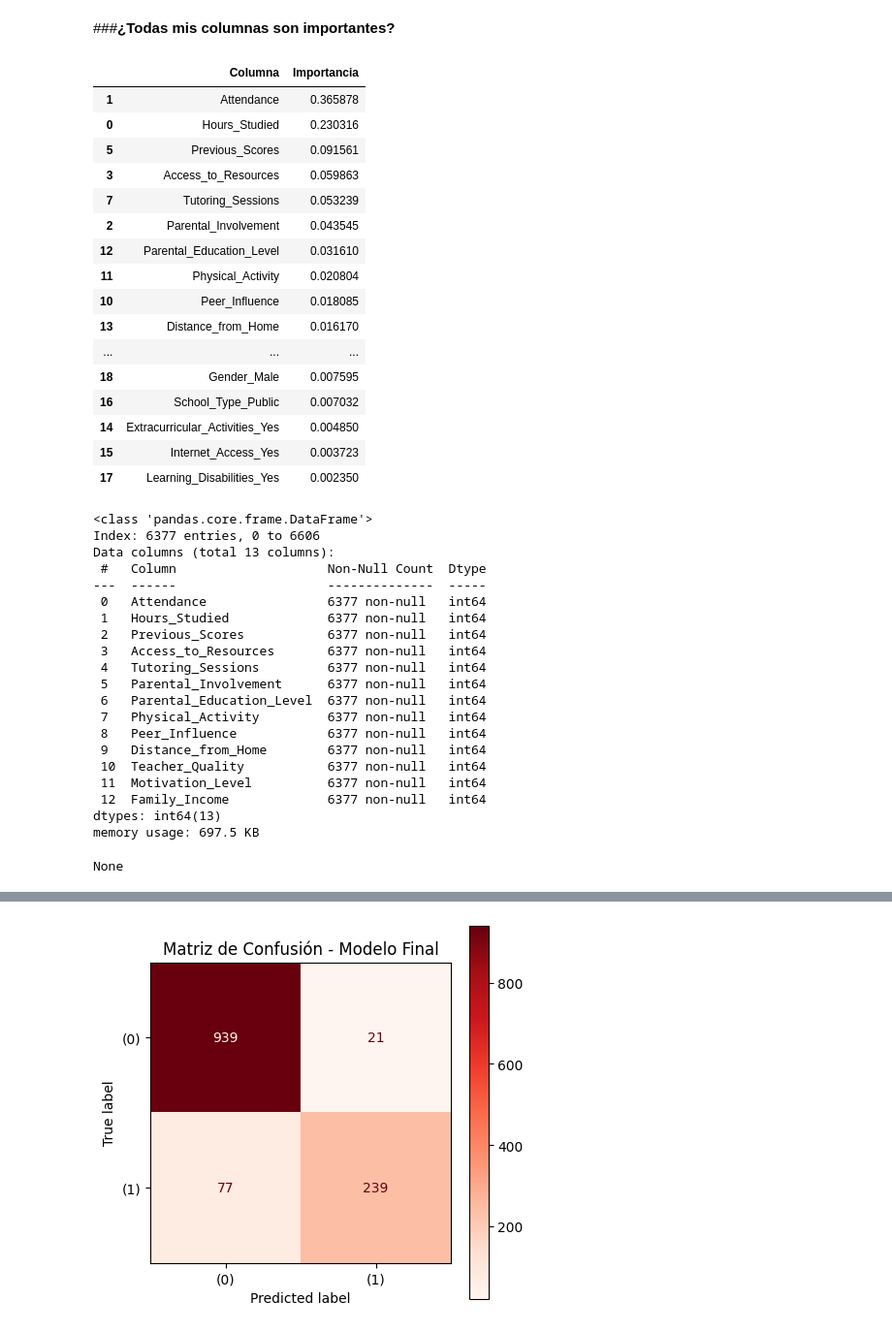
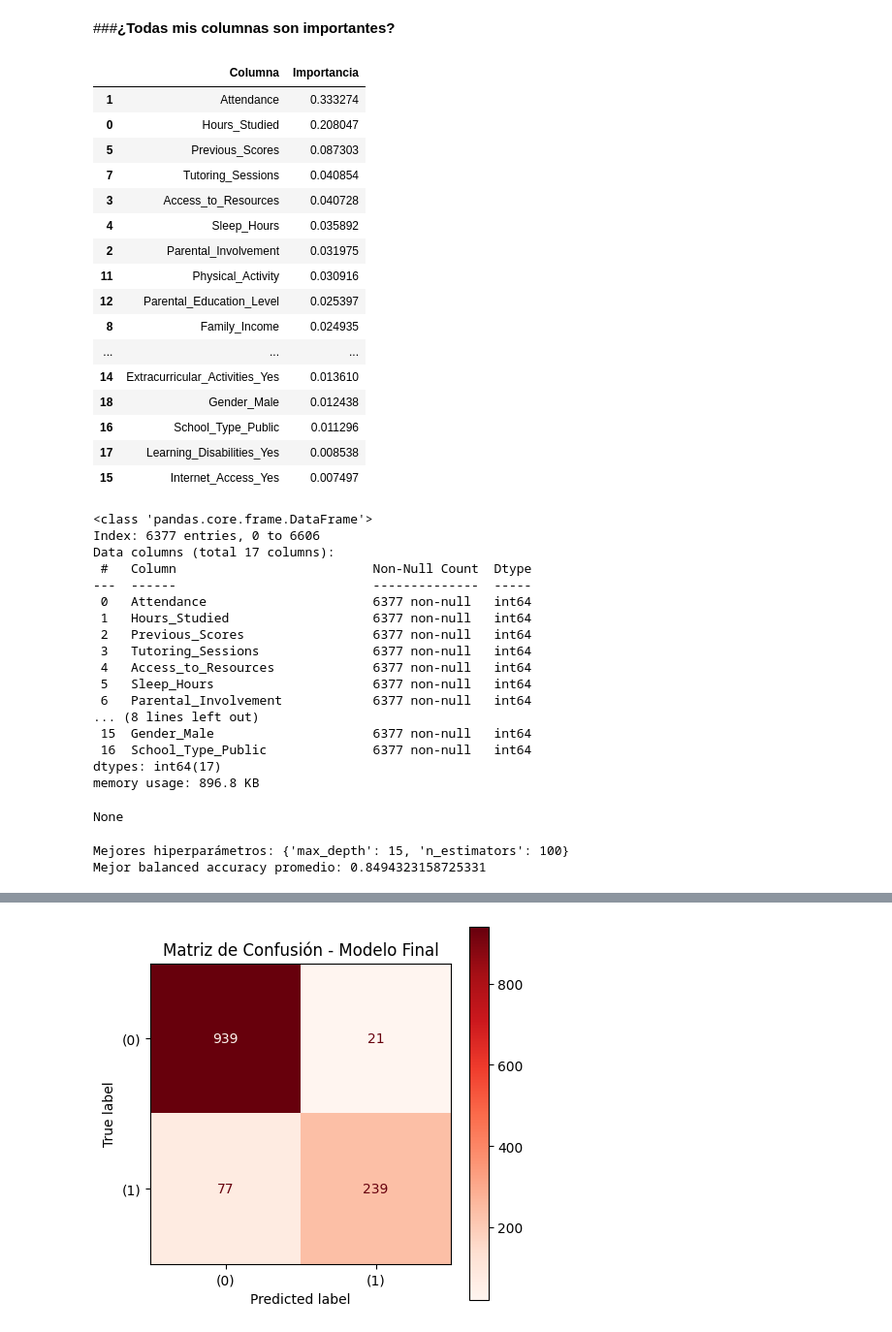
Before and after one commit to JeiGeek/ia1-LosPandas-prediccion_rendimiento_estudiantil, a Jupyter notebook: 02_Supervised_learning.ipynb, the cells around one changed output, grey strips where cells are left out. Shown: that part at 97% size. Cells and saved outputs as stored; diff of their text form; code cells hidden in the pictures.

```diff
--- a/02_Supervised_learning.ipynb
+++ b/02_Supervised_learning.ipynb
@@ -1278,26 +1304,26 @@ weighted avg       0.92      0.92      0.91      1276
 # %% [markdown]
 ###**¿Todas mis columnas son importantes?**
 # %%
-display(importantes.sort_values(by='Importancia', ascending=False))
-importantes_copy = importantes.sort_values(by='Importancia', ascending=False).copy()
+display(importantes2.sort_values(by='Importancia', ascending=False))
+importantes_copy = importantes2.sort_values(by='Importancia', ascending=False).copy()
 # %% [output]
 |  | Columna | Importancia |
-| 1 | Attendance | 0.365878 |
-| 0 | Hours_Studied | 0.230316 |
-| 5 | Previous_Scores | 0.091561 |
-| 3 | Access_to_Resources | 0.059863 |
-| 7 | Tutoring_Sessions | 0.053239 |
-| 2 | Parental_Involvement | 0.043545 |
-| 12 | Parental_Education_Level | 0.031610 |
-| 11 | Physical_Activity | 0.020804 |
-| 10 | Peer_Influence | 0.018085 |
-| 13 | Distance_from_Home | 0.016170 |
+| 1 | Attendance | 0.333274 |
+| 0 | Hours_Studied | 0.208047 |
+| 5 | Previous_Scores | 0.087303 |
+| 7 | Tutoring_Sessions | 0.040854 |
+| 3 | Access_to_Resources | 0.040728 |
+| 4 | Sleep_Hours | 0.035892 |
+| 2 | Parental_Involvement | 0.031975 |
+| 11 | Physical_Activity | 0.030916 |
+| 12 | Parental_Education_Level | 0.025397 |
+| 8 | Family_Income | 0.024935 |
 | ... | ... | ... |
-| 18 | Gender_Male | 0.007595 |
-| 16 | School_Type_Public | 0.007032 |
-| 14 | Extracurricular_Activities_Yes | 0.004850 |
-| 15 | Internet_Access_Yes | 0.003723 |
-| 17 | Learning_Disabilities_Yes | 0.002350 |
+| 14 | Extracurricular_Activities_Yes | 0.013610 |
+| 18 | Gender_Male | 0.012438 |
+| 16 | School_Type_Public | 0.011296 |
+| 17 | Learning_Disabilities_Yes | 0.008538 |
+| 15 | Internet_Access_Yes | 0.007497 |
 # %%
 # Rango ajustable
 min_importancia = 0.01 # valor mínimo
@@ -1314,24 +1340,21 @@ display(X_filtrado.info())
 # %% [output]
 <class 'pandas.core.frame.DataFrame'>
 Index: 6377 entries, 0 to 6606
-Data columns (total 13 columns):
- #   Column                    Non-Null Count  Dtype
----  ------                    --------------  -----
- 0   Attendance                6377 non-null   int64
- 1   Hours_Studied             6377 non-null   int64
- 2   Previous_Scores           6377 non-null   int64
- 3   Access_to_Resources       6377 non-null   int64
- 4   Tutoring_Sessions         6377 non-null   int64
- 5   Parental_Involvement      6377 non-null   int64
- 6   Parental_Education_Level  6377 non-null   int64
- 7   Physical_Activity         6377 non-null   int64
- 8   Peer_Influence            6377 non-null   int64
- 9   Distance_from_Home        6377 non-null   int64
- 10  Teacher_Quality           6377 non-null   int64
- 11  Motivation_Level          6377 non-null   int64
- 12  Family_Income             6377 non-null   int64
-dtypes: int64(13)
-memory usage: 697.5 KB
+Data columns (total 17 columns):
+ #   Column                          Non-Null Count  Dtype
+---  ------                          --------------  -----
+ 0   Attendance                      6377 non-null   int64
+ 1   Hours_Studied                   6377 non-null   int64
+ 2   Previous_Scores                 6377 non-null   int64
+ 3   Tutoring_Sessions               6377 non-null   int64
+ 4   Access_to_Resources             6377 non-null   int64
+ 5   Sleep_Hours                     6377 non-null   int64
+ 6   Parental_Involvement            6377 non-null   int64
+... (8 lines left out)
+ 15  Gender_Male                     6377 non-null   int64
+ 16  School_Type_Public              6377 non-null   int64
+dtypes: int64(17)
+memory usage: 896.8 KB
 None
 # %%
 X_train, X_test, y_train, y_test = train_test_split(
@@ -1345,3 +1368,10 @@ grid, scores_folds, balanced_acc_final, mcc_final, precision, recall, f_1, speci
+# %%
+# Mejores hiperparametros
+print("Mejores hiperparámetros:", grid.best_params_)
+print("Mejor balanced accuracy promedio:", grid.best_score_)
+# %% [output]
+Mejores hiperparámetros: {'max_depth': 15, 'n_estimators': 100}
+Mejor balanced accuracy promedio: 0.8494323158725331
 # %%
 # Evaluacion final del mejor modelo
 print("Evaluación final:\n")
```
Also changed, not shown: parts of 7 cells of this notebook.
